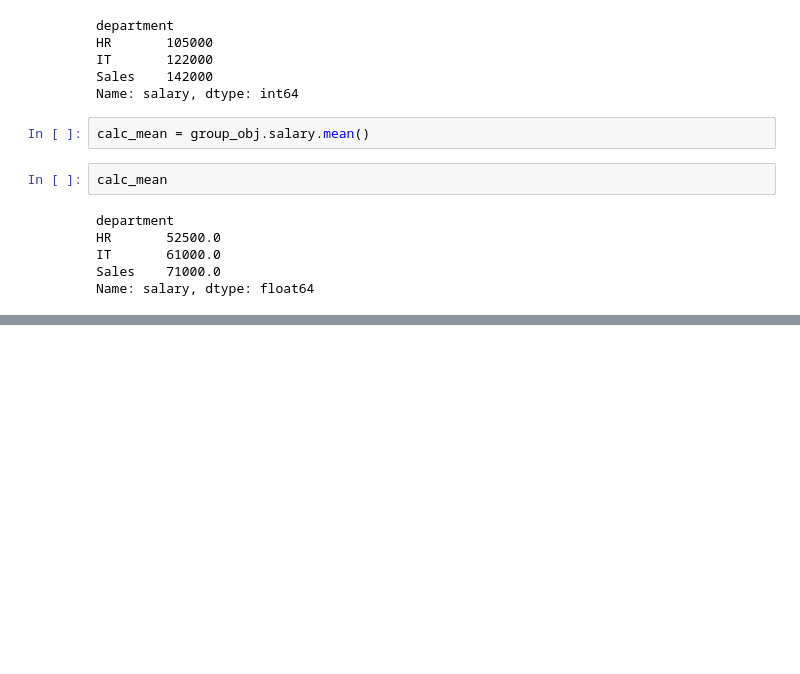
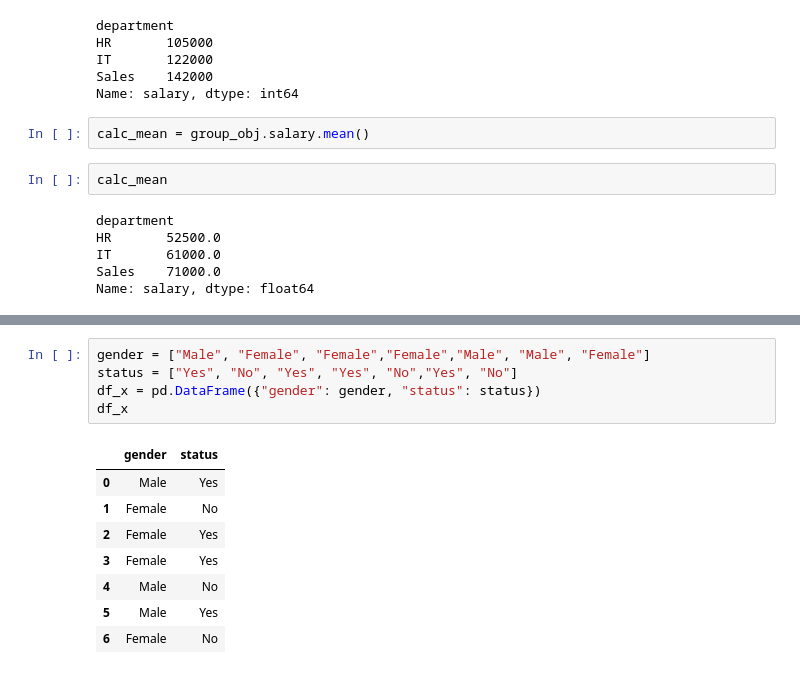
Before and after one commit to Rombe3/ADS-April-2023, a Jupyter notebook: 14 Pandas/classwork.ipynb, the cells around one changed output, grey strips where cells are left out. Saved outputs shown, nothing was run; the diff lists cells and outputs as text; blank space fills up the shorter version.

```diff
--- a/14 Pandas/classwork.ipynb
+++ b/14 Pandas/classwork.ipynb
@@ -313,0 +562,14 @@ Name: salary, dtype: float64
+# %%
+gender = ["Male", "Female", "Female","Female","Male", "Male", "Female"]
+status = ["Yes", "No", "Yes", "Yes", "No","Yes", "No"]
+df_x = pd.DataFrame({"gender": gender, "status": status})
+df_x
+# %% [output]
+|  | gender | status |
+| 0 | Male | Yes |
+| 1 | Female | No |
+| 2 | Female | Yes |
+| 3 | Female | Yes |
+| 4 | Male | No |
+| 5 | Male | Yes |
+| 6 | Female | No |
```
Also changed, not shown: parts of 38 cells of this notebook, 2 other files.
